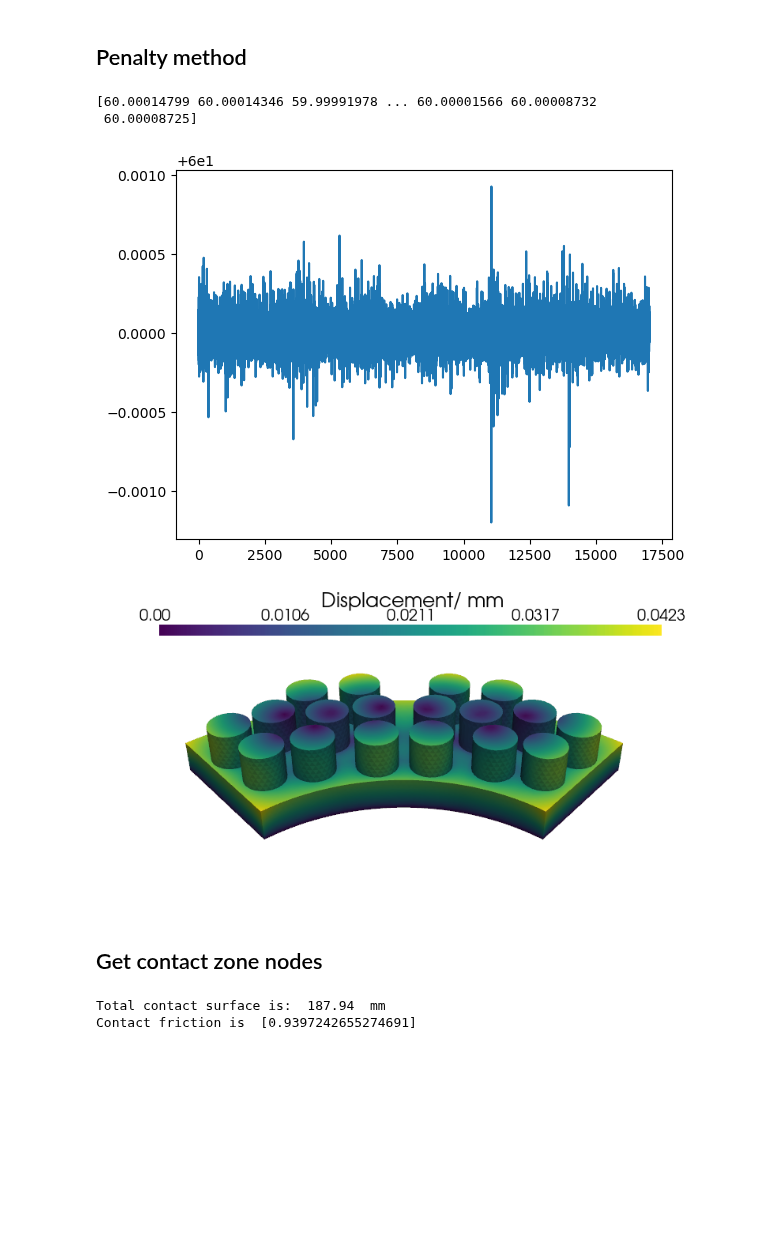
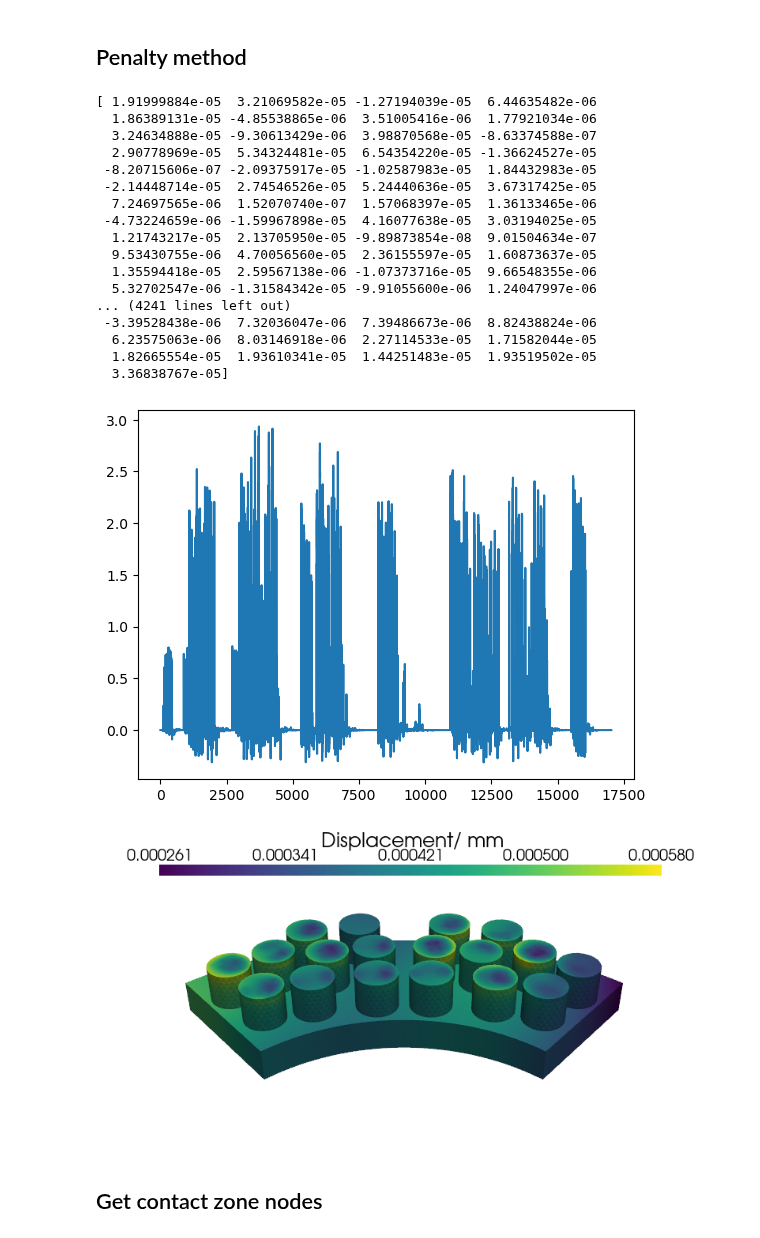
Before and after one commit to yanjun96/thermal_mechanics_fenicsx, a Jupyter notebook: mech_disc/brake_pad_1.ipynb, the cells around one changed output. Saved outputs shown, nothing was run; the diff lists cells and outputs as text; code cells hidden in the pictures; blank space fills up the shorter version.

Commit message:
temperature difference for thermal expansion is incorrect in tutorial

```diff
--- a/mech_disc/brake_pad_1.ipynb
+++ b/mech_disc/brake_pad_1.ipynb
@@ -67,25 +96,25 @@ t and T have been successfully saved as Result_T-s-0-d-224-m-3-5-c-1-e-271817.cs
+# %%
+
+
+T_new_p1 = []
+for i in range(len(T_new_p)):
+    T_new_p1 = T_new_p1 + [60]
 # %%
-## plot the temperature
-mesh_n_pad = mesh_del_disc(mesh_name1, "new_pad.msh")
-T_new_p, pad_node_coordinates  = T_pad_transfer1( mesh_name1, mesh_n_pad, u_n, mesh_brake, pad_v_tag )
-domain_pad, cell_mark_pad, facet_mark_pad = gmshio.read_from_msh( mesh_n_pad , MPI.COMM_WORLD, 0, gdim=3 )
-plot_T_pad( domain_pad, T_new_p).show()
 
-# defin the pad domain
-VT      = fem.functionspace(domain_pad, ("CG", 1))         #define the finite element function space
-Delta_T = fem.Function(VT, name ="Temperature_variation")  # T_ is the test function, like v
+
 
 for i in range(len(T_new_p)):
-    Delta_T.x.array[i] = T_new_p[i]  #Delta_T is the nodes temperature.
+    Delta_T.x.array[i] = T_new_p[i]-T_new_p1[i]    #Delta_T is the nodes temperature.
 
 #######try to make domain only for brake pad.
-E    = fem.Constant(domain_pad, 50e3)             # Elastic module
+E    = fem.Constant(domain_pad, 1.8e5)            # Elastic module
 nu   = fem.Constant(domain_pad, 0.2)              # Poission ratio
 gdim = domain_pad.geometry.dim
 
 mu    = E / 2 / (1 + nu)                          # Shear modulus
 lmbda = E * nu / (1 + nu) / (1 - 2 * nu)          # Lame parameters
-alpha = fem.Constant(domain_pad, 1e-5)            # Thermal expansion coefficient
+#alpha = fem.Constant(domain_pad, 1.5e-6)         # Thermal expansion coefficient
+alpha = fem.Constant(domain_pad, 1.5e-5)
 f1    = fem.Constant(domain_pad, (0.0, 0.0, 0.0)) # O for external force
 
 def eps(v):                                       # epsilon, strain, the deforamtion, dy/y
@@ -103,9 +132,10 @@ aM   = ufl.lhs(Wint)                                    # Wint is long and lhs c
 LM   = ufl.rhs(Wint) + ufl.inner(f1, u_) * ufl.dx       # knows parameters are in lhs
 
 def up_side(x):
-    return np.isclose(x[2], (z1+z2+z3))
+    return np.isclose(x[2], (5))
+    #return np.isclose(x[2], (z1+z2+z3))
 
-up_dofs_u = fem.locate_dofs_geometrical(Vu, up_side)   # lateral sides of domain
+up_dofs_u = fem.locate_dofs_geometrical(Vu, up_side)    # lateral sides of domain
 bcu       = [fem.dirichletbc(np.zeros((gdim,)), up_dofs_u, Vu)]  # displacement Vu is fixed in lateral sides
 
 u_d     = fem.Function(Vu, name="Displacement")
@@ -138,12 +156,28 @@ Info    : Done reading 'new_pad.msh'
 # %% [markdown]
 ## Penalty method
 # %%
+np.set_printoptions(threshold=np.inf)
 plt.plot(Delta_T.x.array)
 print( Delta_T.x.array )
 # %% [output]
-[60.00014799 60.00014346 59.99991978 ... 60.00001566 60.00008732
- 60.00008725]
+[ 1.91999884e-05  3.21069582e-05 -1.27194039e-05  6.44635482e-06
+  1.86389131e-05 -4.85538865e-06  3.51005416e-06  1.77921034e-06
+  3.24634888e-05 -9.30613429e-06  3.98870568e-05 -8.63374588e-07
+  2.90778969e-05  5.34324481e-05  6.54354220e-05 -1.36624527e-05
+ -8.20715606e-07 -2.09375917e-05 -1.02587983e-05  1.84432983e-05
+ -2.14448714e-05  2.74546526e-05  5.24440636e-05  3.67317425e-05
+  7.24697565e-06  1.52070740e-07  1.57068397e-05  1.36133465e-06
+ -4.73224659e-06 -1.59967898e-05  4.16077638e-05  3.03194025e-05
+  1.21743217e-05  2.13705950e-05 -9.89873854e-08  9.01504634e-07
+  9.53430755e-06  4.70056560e-05  2.36155597e-05  1.60873637e-05
+  1.35594418e-05  2.59567138e-06 -1.07373716e-05  9.66548355e-06
+  5.32702547e-06 -1.31584342e-05 -9.91055600e-06  1.24047997e-06
+... (4241 lines left out)
+ -3.39528438e-06  7.32036047e-06  7.39486673e-06  8.82438824e-06
+  6.23575063e-06  8.03146918e-06  2.27114533e-05  1.71582044e-05
+  1.82665554e-05  1.93610341e-05  1.44251483e-05  1.93519502e-05
+  3.36838767e-05]
-[figure, old version]
+[figure, new version]
 # %%
 def bottom_contact_nodes(x):
     return np.isclose(x[2], z1)
@@ -177,20 +211,17 @@ scale_factor = 1
 plot_s_pad = plot_S_pad(Vu, u_d, scale_factor)
 plot_s_pad.show()
 # %% [output]
-[figure, old version]
+[figure, new version]
 # %% [markdown]
 ## Get contact zone nodes
 # %%
-x_co_zone   = 0.002
+x_co_zone   = 0.01
 deformed_co, new_c = get_new_contact_nodes(x_co_zone, domain_pad, u_d,  Vu, z1, x_co, y_co )
 x_co_new, y_co_new, r_rub_new, S_total_new,S_rub_circle_new = get_r_xco_yco (deformed_co, new_c )
 fraction_c = []
 fraction_c.append( (S_total_new)/(200) )
 print('Total contact surface is: ', round(S_total_new, 2), " mm")
 print("Contact friction is ", fraction_c)
-# %% [output]
-Total contact surface is:  187.94  mm
-Contact friction is  [0.9397242655274691]
 # %%
 vtk = io.VTKFile(domain_pad.comm, "pad_deformation", "w")
 vtk.write_function(u_d)
```
Also changed, not shown: parts of 4 cells of this notebook, 7 other files.
